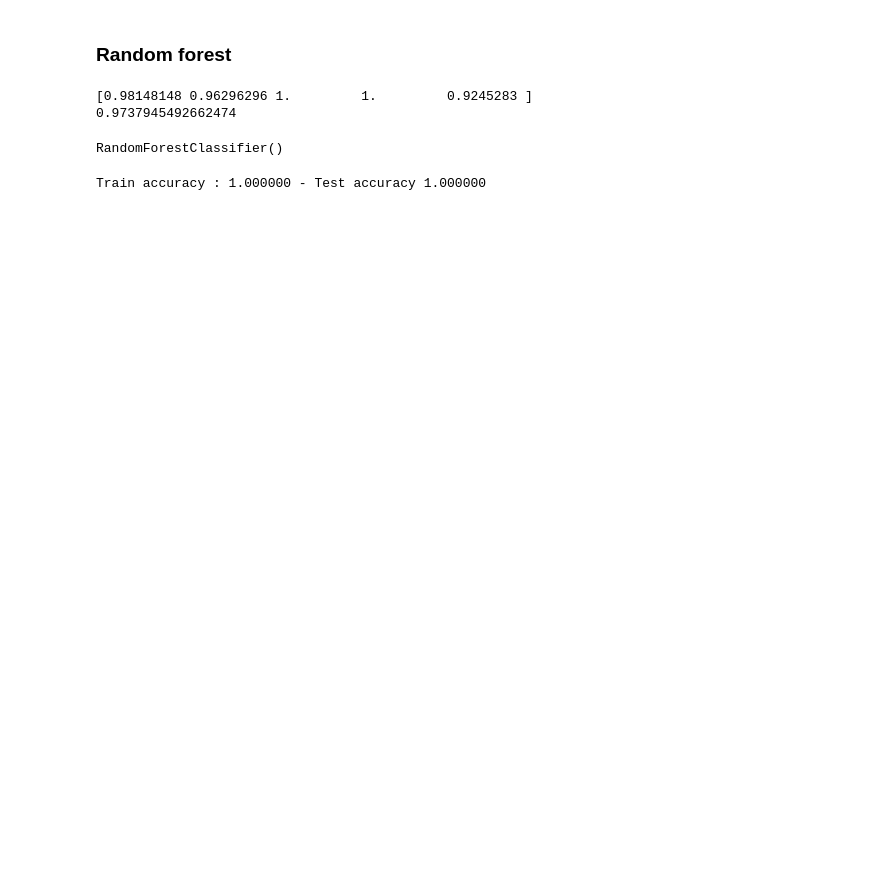
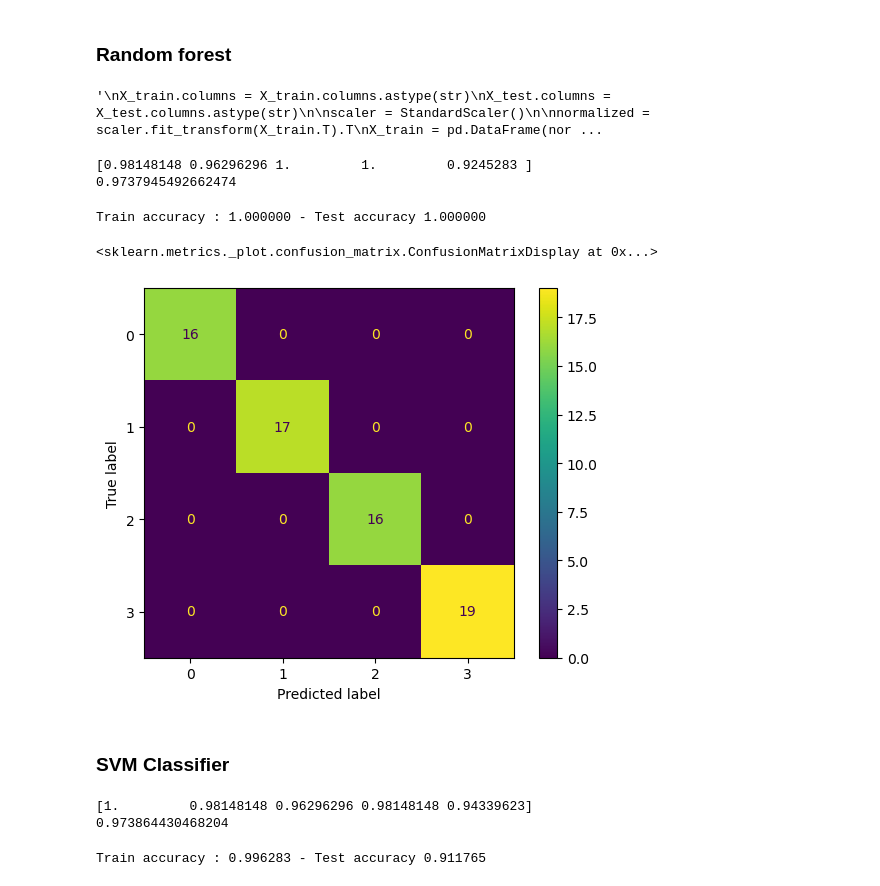
Before and after one commit to AlvaroGarciaEspinosa/ThesisCode, a Jupyter notebook: main_code.ipynb, the cells around one changed output. Saved outputs shown, nothing was run; the diff lists cells and outputs as text; code cells hidden in the pictures; blank space fills up the shorter version.

```diff
--- a/main_code.ipynb
+++ b/main_code.ipynb
@@ -3985,3 +4142,33 @@ OutOfMemoryError: CUDA out of memory. Tried to allocate 810.00 MiB. GPU 0 has a
 # %% [markdown]
 ### Random forest
+# %%
+X_train = cancer.iloc[:,1:]
+y_train = cancer.iloc[:,0]
+
+X_test = test.iloc[:,1:]
+y_test = test.iloc[:,0]
+
+'''
+X_train.columns = X_train.columns.astype(str)
+X_test.columns = X_test.columns.astype(str)
+
+scaler = StandardScaler()
+
+normalized = scaler.fit_transform(X_train.T).T
+X_train = pd.DataFrame(normalized, columns = X_train.columns)
+
+normalized = scaler.fit_transform(X_test.T).T
+X_test = pd.DataFrame(normalized, columns = X_test.columns)
+
+
+stand = StandardScaler()
+
+scaled = stand.fit_transform(X_train)
+X_train = pd.DataFrame(scaled, columns = X_train.columns)
+
+scaled = stand.transform(X_test)
+X_test = pd.DataFrame(scaled, columns = X_test.columns)
+'''
+# %% [output]
+'\nX_train.columns = X_train.columns.astype(str)\nX_test.columns = X_test.columns.astype(str)\n\nscaler = StandardScaler()\n\nnormalized = scaler.fit_transform(X_train.T).T\nX_train = pd.DataFrame(nor ...
 # %%
@@ -3996,13 +4180,10 @@ print(cv_scores.mean())
 # %% [output]
 [0.98148148 0.96296296 1.         1.         0.9245283 ]
 0.9737945492662474
-# %%
-rfc.fit(X_train, y_train)
-# %% [output]
-RandomForestClassifier()
 # %%
-X_test = test.iloc[:,1:]
-y_test = test.iloc[:,0]
+rfc = RandomForestClassifier()
+
+rfc.fit(X_train, y_train)
 
 train_acc = rfc.score(X_train, y_train)
 test_acc = rfc.score(X_test, y_test)
@@ -4010,3 +4191,12 @@ test_acc = rfc.score(X_test, y_test)
 print(f'Train accuracy : {train_acc:.6f} - Test accuracy {test_acc:.6f}')
 # %% [output]
 Train accuracy : 1.000000 - Test accuracy 1.000000
+# %%
+cm = confusion_matrix(y_test, rfc.predict(X_test))
+disp = ConfusionMatrixDisplay(confusion_matrix=cm)
+disp.plot()
+# %% [output]
+<sklearn.metrics._plot.confusion_matrix.ConfusionMatrixDisplay at 0x...>
+[figure, added]
+# %% [markdown]
+### SVM Classifier
@@ -4012,0 +4229,20 @@ Train accuracy : 1.000000 - Test accuracy 1.000000
+# %%
+svm = SVC(kernel='rbf', C=1.0, gamma='scale')
+
+cv_scores = model_selection.cross_val_score(svm, X_train, y_train, cv = 5, scoring= 'accuracy')
+print(cv_scores)
+print(cv_scores.mean())
+# %% [output]
+[1.         0.98148148 0.96296296 0.98148148 0.94339623]
+0.973864430468204
+# %%
+svm = SVC(kernel='rbf', C=1.0, gamma='scale')
+
+svm.fit(X_train, y_train)
+
+train_acc = svm.score(X_train, y_train)
+test_acc = svm.score(X_test, y_test)
+
+print(f'Train accuracy : {train_acc:.6f} - Test accuracy {test_acc:.6f}')
+# %% [output]
+Train accuracy : 0.996283 - Test accuracy 0.911765
```
Also changed, not shown: parts of 114 cells of this notebook.
